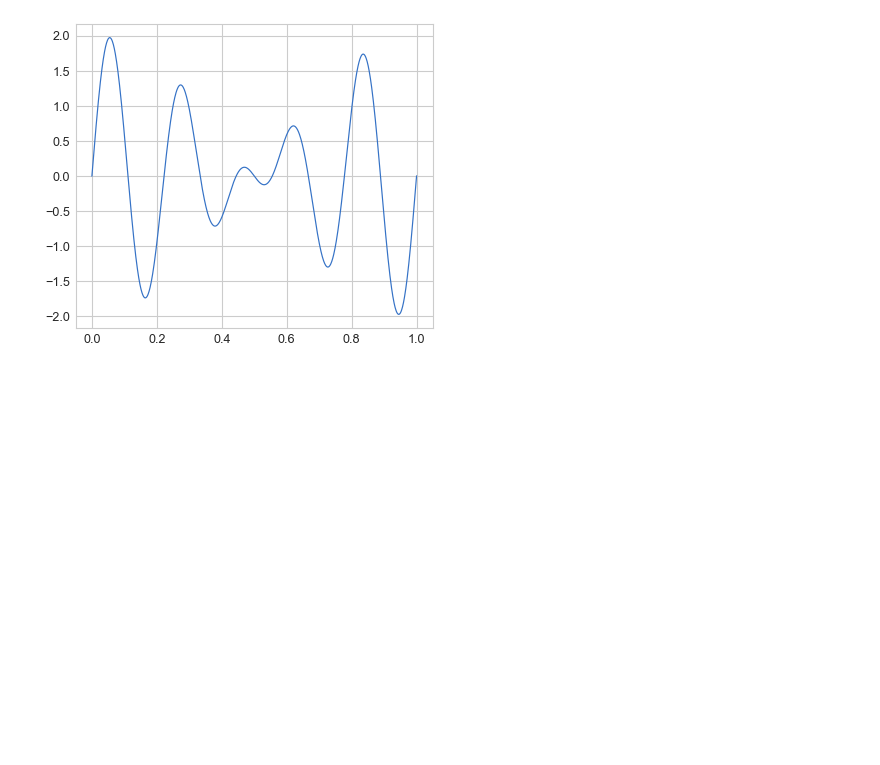
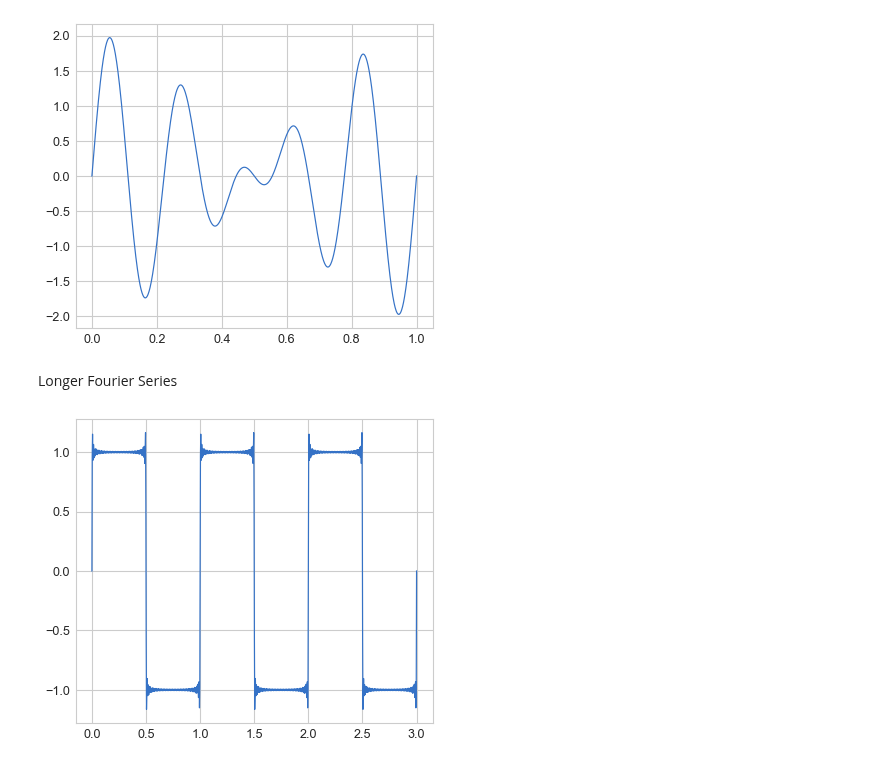
Before and after one commit to aliakhtar/maths4programmers-python, a Jupyter notebook: ch13/13.3.ipynb, the cells around one changed output. Drawn from its saved outputs; the diff is of its cells as text; code cells hidden in the pictures; blank space fills up the shorter version.

Commit message:
Created square wave fourier

```diff
--- a/ch13/13.3.ipynb
+++ b/ch13/13.3.ipynb
@@ -53,3 +53,11 @@ f = fourier_series(0,[0,0,0,0,0],[0,0,0,1,1])
 plot_function(f,0,1)
 # %% [output]
 [figure]
+# %% [markdown]
+Longer Fourier Series
+# %%
+b = [4/(n*pi) if n %2 != 0 else 0 for n in range(1,99)]
+f = fourier_series(0, [], b)
+plot_function(f, 0, 3)
+# %% [output]
+[figure, added]
```
